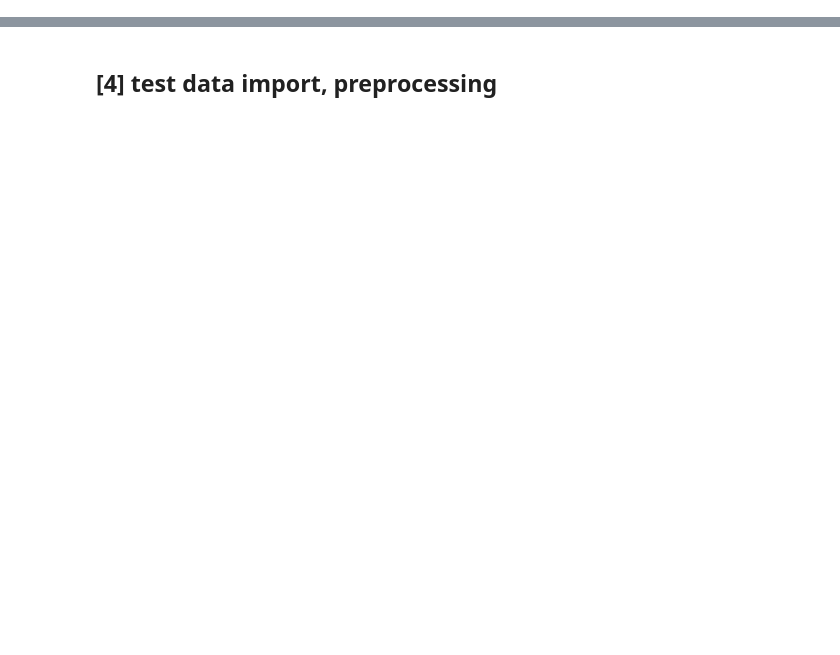
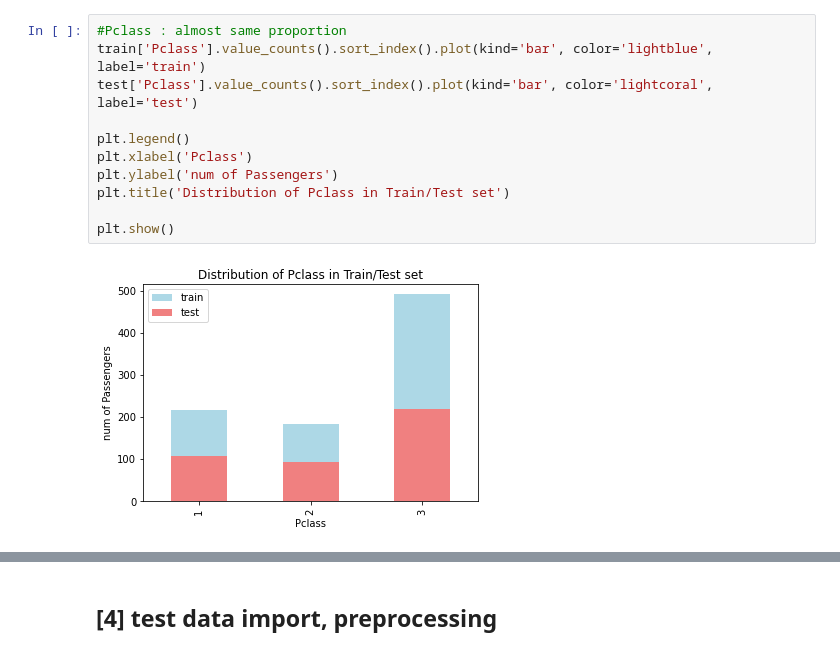
Before and after one commit to ilikeinow12/Kaggle, a Jupyter notebook: Titanic.ipynb, the cells around one changed output, grey strips where cells are left out. Cells and saved outputs as stored; diff of their text form; blank space fills up the shorter version.

```diff
--- a/Titanic.ipynb
+++ b/Titanic.ipynb
@@ -664,0 +135,13 @@ print(f'(MODEL) TRAIN SCORE : {score}')
+# %%
+#Pclass : almost same proportion
+train['Pclass'].value_counts().sort_index().plot(kind='bar', color='lightblue', label='train')
+test['Pclass'].value_counts().sort_index().plot(kind='bar', color='lightcoral', label='test')
+
+plt.legend()
+plt.xlabel('Pclass')
+plt.ylabel('num of Passengers')
+plt.title('Distribution of Pclass in Train/Test set')
+
+plt.show()
+# %% [output]
+[figure, added]
```
Also changed, not shown: parts of 117 cells of this notebook.
